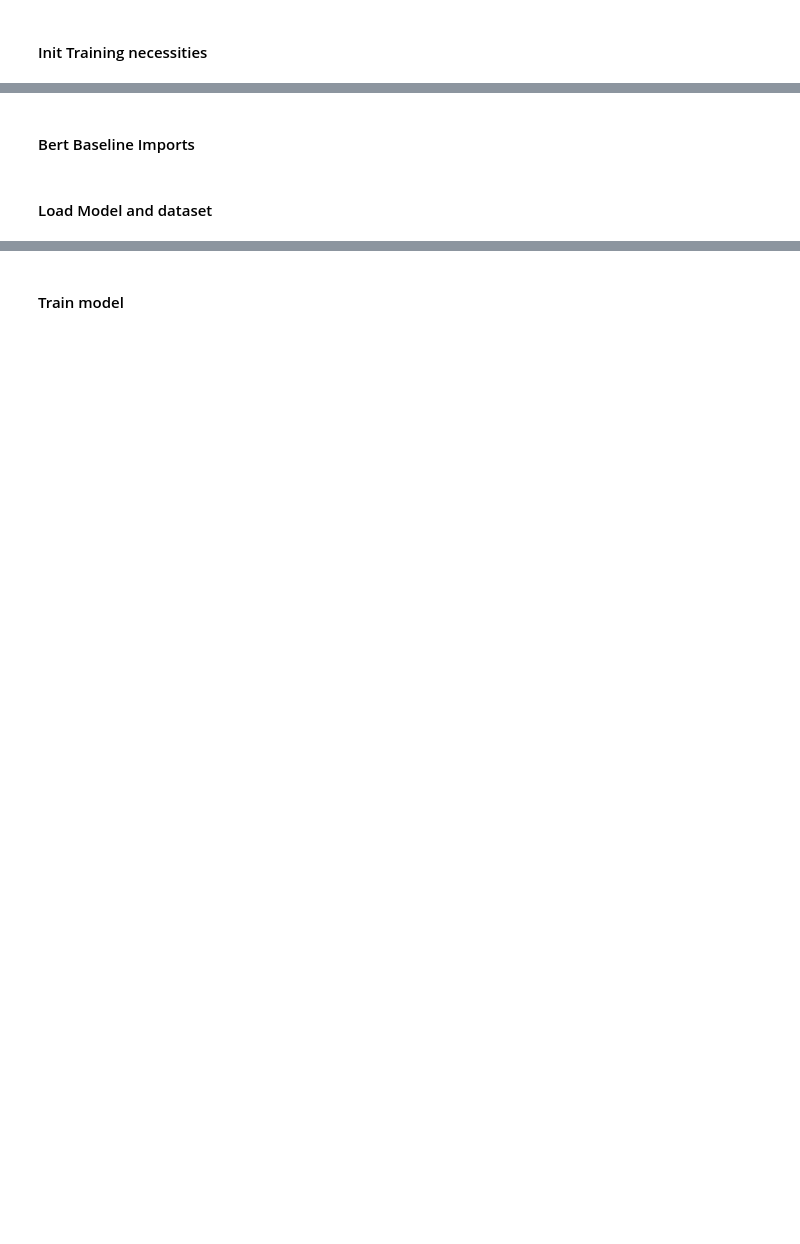
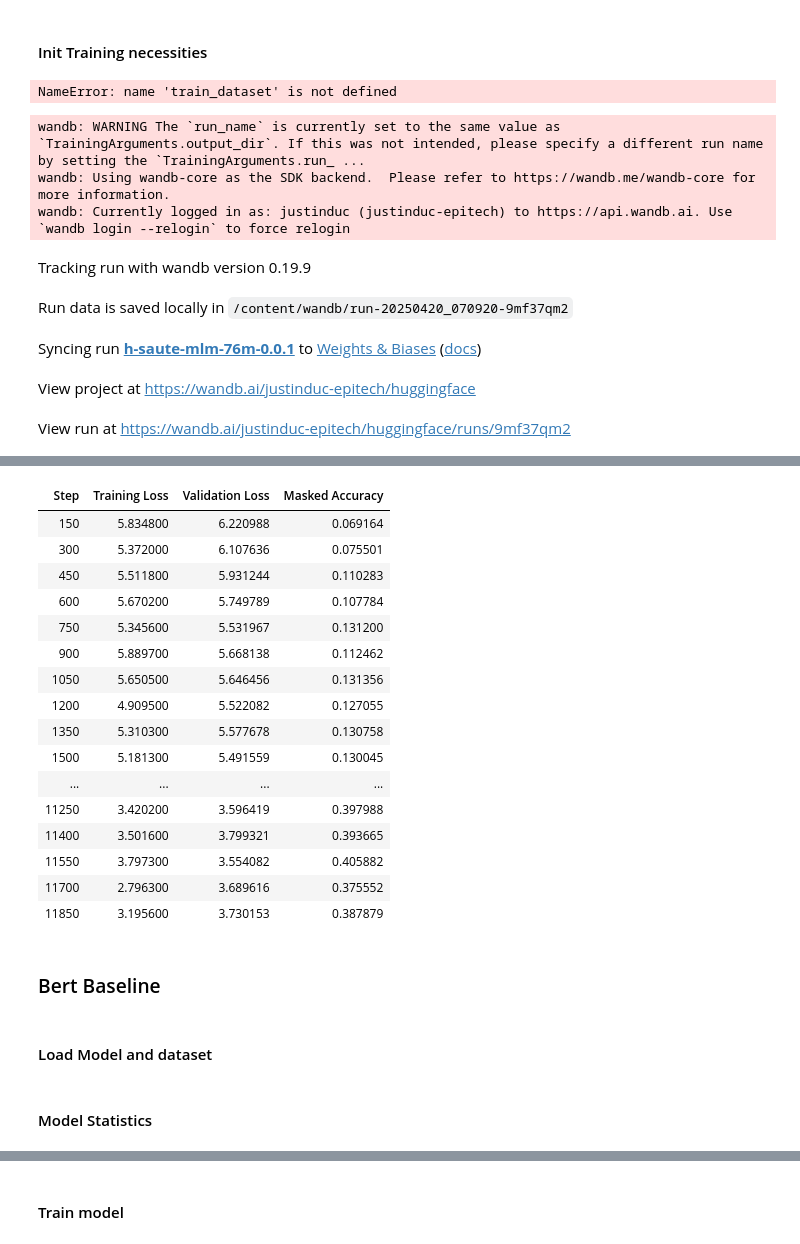
Before and after one commit to Just1truc/share-qa, a Jupyter notebook: train.ipynb, the cells around one changed output, grey strips where cells are left out. Saved outputs shown, nothing was run; the diff lists cells and outputs as text; code cells hidden in the pictures; blank space fills up the shorter version.

```diff
--- a/train.ipynb
+++ b/train.ipynb
@@ -60,5 +90,18 @@ train_dataset = SAUTEDataset("train")
+# %%
+train_dataset = SAUTEDataset(split="train", dialog_format="edu")
+eval_dataset = SAUTEDataset(split="test", dialog_format="edu")
+
+from torch.utils.data import Subset
+import random
+
+subset_size = 25
+indices = random.sample(range(len(eval_dataset)), subset_size)
+test_dataset = Subset(eval_dataset, indices)
 # %% [markdown]
 #### Load Model
 # %%
-model_config = SAUTEConfig()
+model_config = SAUTEConfig(
+    num_attention_heads = 12,
+    num_hidden_layers   = 2
+)
 model = UtteranceEmbedings(model_config).to("cuda:0")
@@ -136,12 +168,7 @@ print(train_dataset.tokenizer.convert_tokens_to_ids(train_dataset.tokenizer.mask
 # %% [markdown]
 #### Init Training necessities
 # %%
-def saute_data_collator(batch):
-    return batch[0]
-
-from transformers import BertTokenizerFast
-
-fixed_batch = train_dataset[0]
+fixed_batch = train_dataset[1]
 tokenizer = BertTokenizerFast.from_pretrained("bert-base-uncased")
 
 # Initialize the callback
@@ -150,18 +177,21 @@ wandb_logger_callback = WandbPredictionLoggerCallback(
     tokenizer=tokenizer,
     log_every_steps=50
 )
+# %% [output]
+NameError: name 'train_dataset' is not defined
 # %%
 tokenizer_name = "bert-base-uncased"
 training_args = TrainingArguments(
-    output_dir="cross-speaker-mlm-display-6",
-    eval_strategy="no",
+    output_dir="h-saute-mlm-76m-0.0.1",
+    eval_strategy="steps",
+    eval_steps=150,
     per_device_train_batch_size=1,
     per_device_eval_batch_size=1,
     num_train_epochs=3,
     weight_decay=0.01,
     save_strategy="epoch",
     logging_dir="./logs",
-    logging_steps=10,
+    logging_steps=150,
     fp16=True,
     max_steps=1506100
     # deepspeed="deepspeed_config.json",  # optional
@@ -172,8 +202,19 @@ trainer = Trainer(
     args=training_args,
     train_dataset=train_dataset,
     tokenizer=None,
-    data_collator=saute_data_collator,
-    callbacks=[wandb_logger_callback]
+    data_collator=lambda batch: batch[0],
+    callbacks=[wandb_logger_callback],
+    eval_dataset=test_dataset,
+    compute_metrics=compute_metrics
 )
 
 trainer.train()
+# %% [output]
+wandb: WARNING The `run_name` is currently set to the same value as `TrainingArguments.output_dir`. If this was not intended, please specify a different run name by setting the `TrainingArguments.run_ ...
+wandb: Using wandb-core as the SDK backend.  Please refer to https://wandb.me/wandb-core for more information.
+wandb: Currently logged in as: justinduc (justinduc-epitech) to https://api.wandb.ai. Use `wandb login --relogin` to force relogin
+Tracking run with wandb version 0.19.9
+Run data is saved locally in /content/wandb/run-20250420_070920-9mf37qm2
+Syncing run h-saute-mlm-76m-0.0.1 to Weights & Biases (docs)
+View project at https://wandb.ai/justinduc-epitech/huggingface
+View run at https://wandb.ai/justinduc-epitech/huggingface/runs/9mf37qm2
@@ -180,2 +222,19 @@ trainer.train()
+| Step | Training Loss | Validation Loss | Masked Accuracy |
+| 150 | 5.834800 | 6.220988 | 0.069164 |
+| 300 | 5.372000 | 6.107636 | 0.075501 |
+| 450 | 5.511800 | 5.931244 | 0.110283 |
+| 600 | 5.670200 | 5.749789 | 0.107784 |
+| 750 | 5.345600 | 5.531967 | 0.131200 |
+| 900 | 5.889700 | 5.668138 | 0.112462 |
+| 1050 | 5.650500 | 5.646456 | 0.131356 |
+| 1200 | 4.909500 | 5.522082 | 0.127055 |
+| 1350 | 5.310300 | 5.577678 | 0.130758 |
+| 1500 | 5.181300 | 5.491559 | 0.130045 |
+| ... | ... | ... | ... |
+| 11250 | 3.420200 | 3.596419 | 0.397988 |
+| 11400 | 3.501600 | 3.799321 | 0.393665 |
+| 11550 | 3.797300 | 3.554082 | 0.405882 |
+| 11700 | 2.796300 | 3.689616 | 0.375552 |
+| 11850 | 3.195600 | 3.730153 | 0.387879 |
 # %% [markdown]
-#### Bert Baseline Imports
+### Bert Baseline
@@ -211 +273,3 @@ wandb_logger_callback = WandbPredictionLoggerCallback(
 )
+# %% [markdown]
+#### Model Statistics
```
Also changed, not shown: parts of 18 cells of this notebook, 1 other file.
